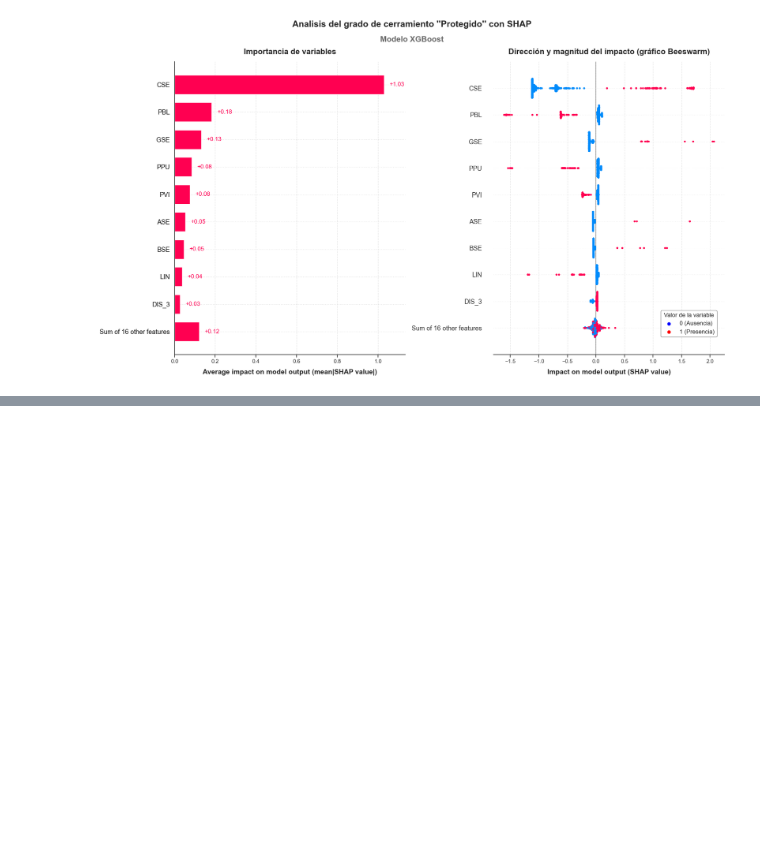
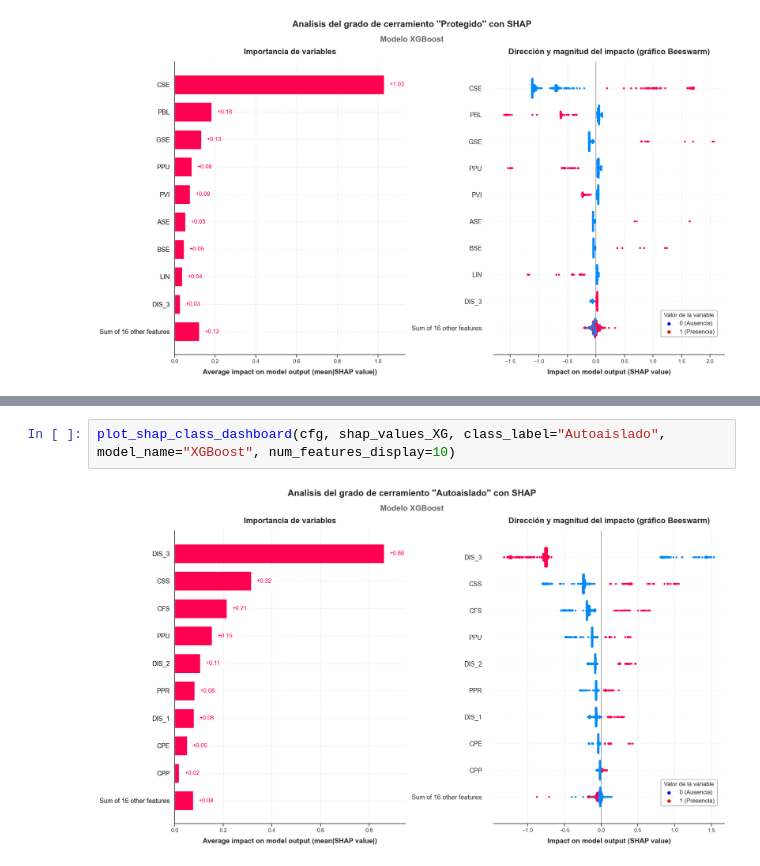
Before and after one commit to davidfernxndez/urban-residential-classification, a Jupyter notebook: notebooks/06_Interpretability_analysis.ipynb, the cells around one changed output, grey strips where cells are left out. Drawn from its saved outputs; the diff is of its cells as text; blank space fills up the shorter version.

```diff
--- a/notebooks/06_Interpretability_analysis.ipynb
+++ b/notebooks/06_Interpretability_analysis.ipynb
@@ -426,0 +525,4 @@ plot_shap_class_dashboard(cfg, shap_values_XG, class_label="Protegido", model_na
+# %%
+plot_shap_class_dashboard(cfg, shap_values_XG, class_label="Autoaislado", model_name="XGBoost", num_features_display=10)
+# %% [output]
+[figure, added]
```
Also changed, not shown: parts of 31 cells of this notebook, 2 other files.
